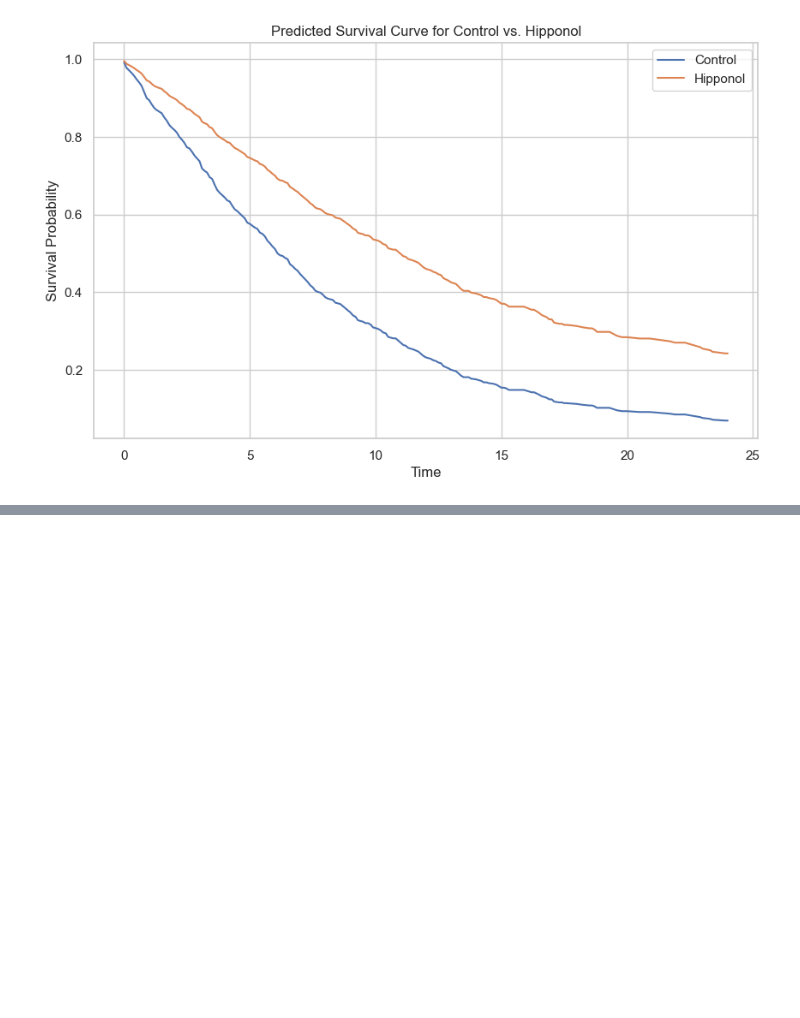
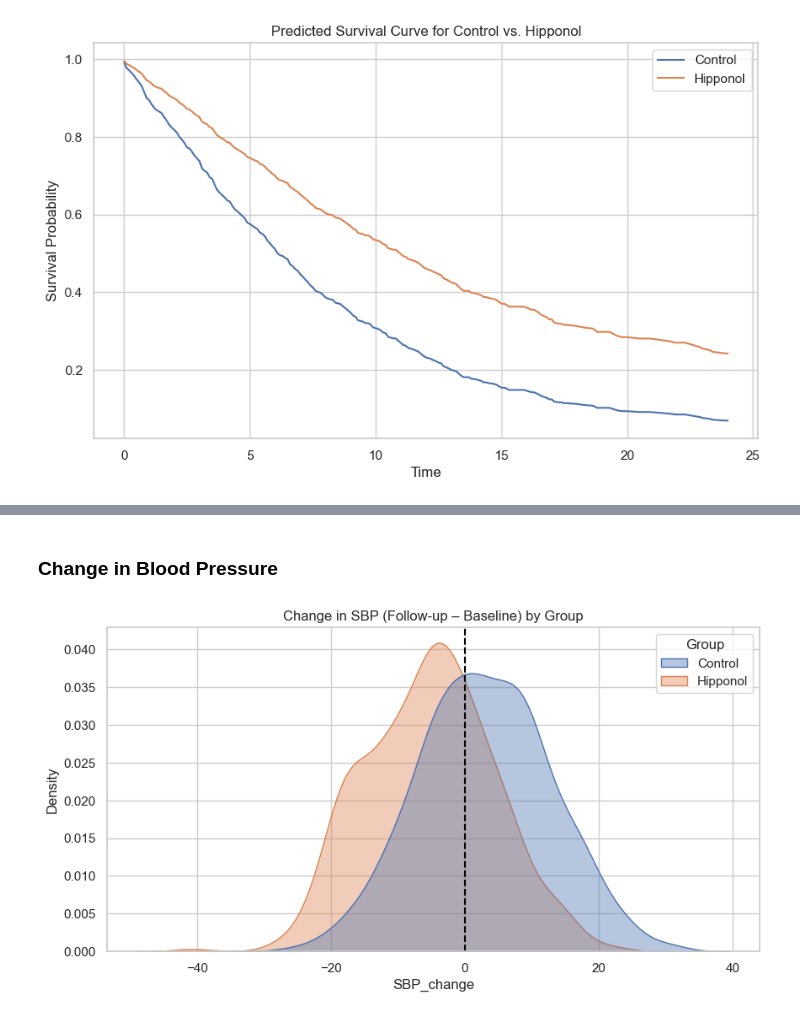
Before and after one commit to ggkuhnle/data-analysis-toolkit-FNS, a Jupyter notebook: notebooks/10_mini_projects/10.1_clinical_trial.ipynb, the cells around one changed output, grey strips where cells are left out. Drawn from its saved outputs; the diff is of its cells as text; code cells hidden in the pictures; blank space fills up the shorter version.

```diff
--- a/notebooks/10_mini_projects/10.1_clinical_trial.ipynb
+++ b/notebooks/10_mini_projects/10.1_clinical_trial.ipynb
@@ -940,0 +976,12 @@ plt.show()
+# %% [markdown]
+### Change in Blood Pressure
+# %%
+df['SBP_change'] = df['Followup_SBP'] - df['Baseline_SBP']
+
+plt.figure(figsize=(10, 5))
+sns.kdeplot(data=df, x='SBP_change', hue='Group', fill=True, common_norm=False, alpha=0.4)
+plt.title("Change in SBP (Follow-up – Baseline) by Group")
+plt.axvline(0, color='black', linestyle='--')
+plt.show()
+# %% [output]
+[figure, added]
```
Also changed, not shown: parts of 51 cells of this notebook.
